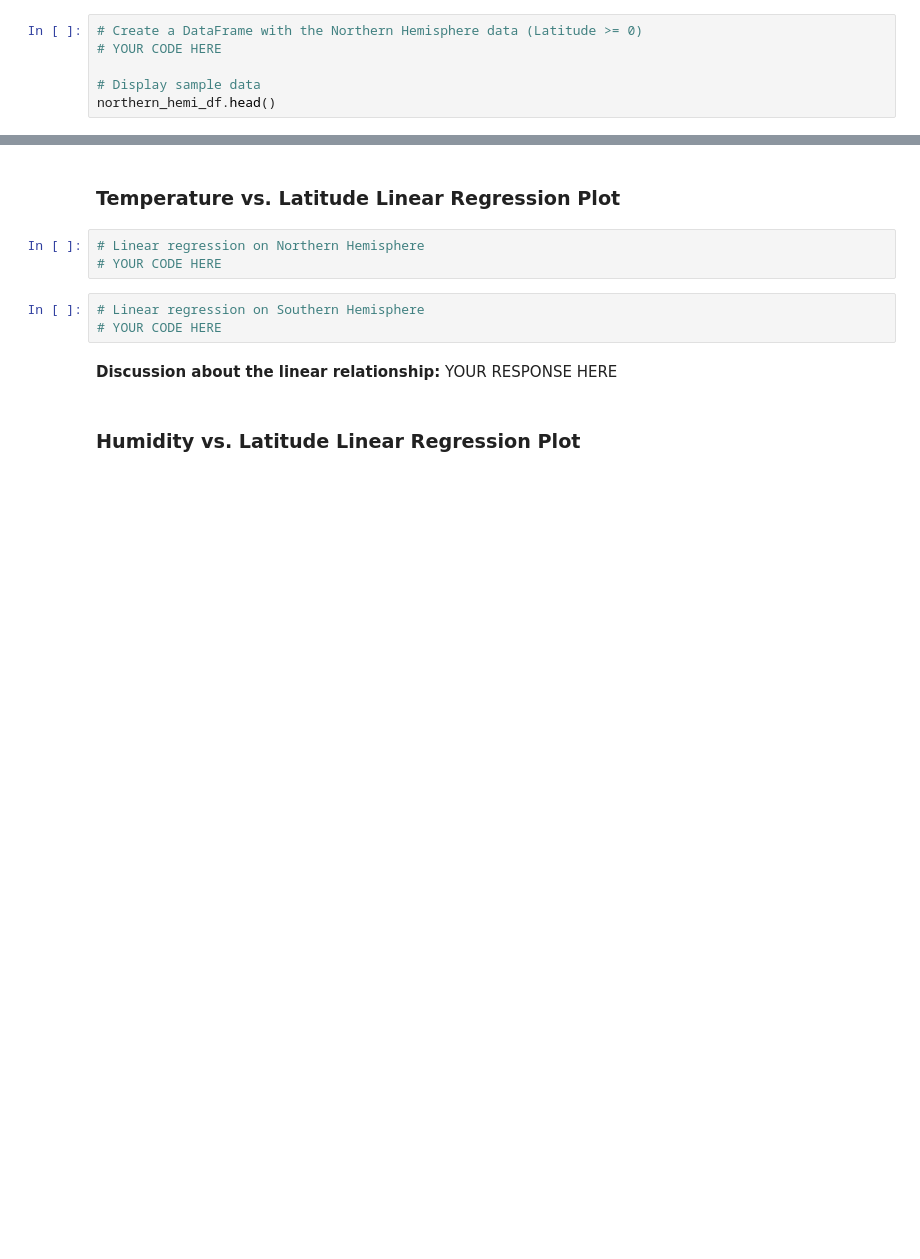
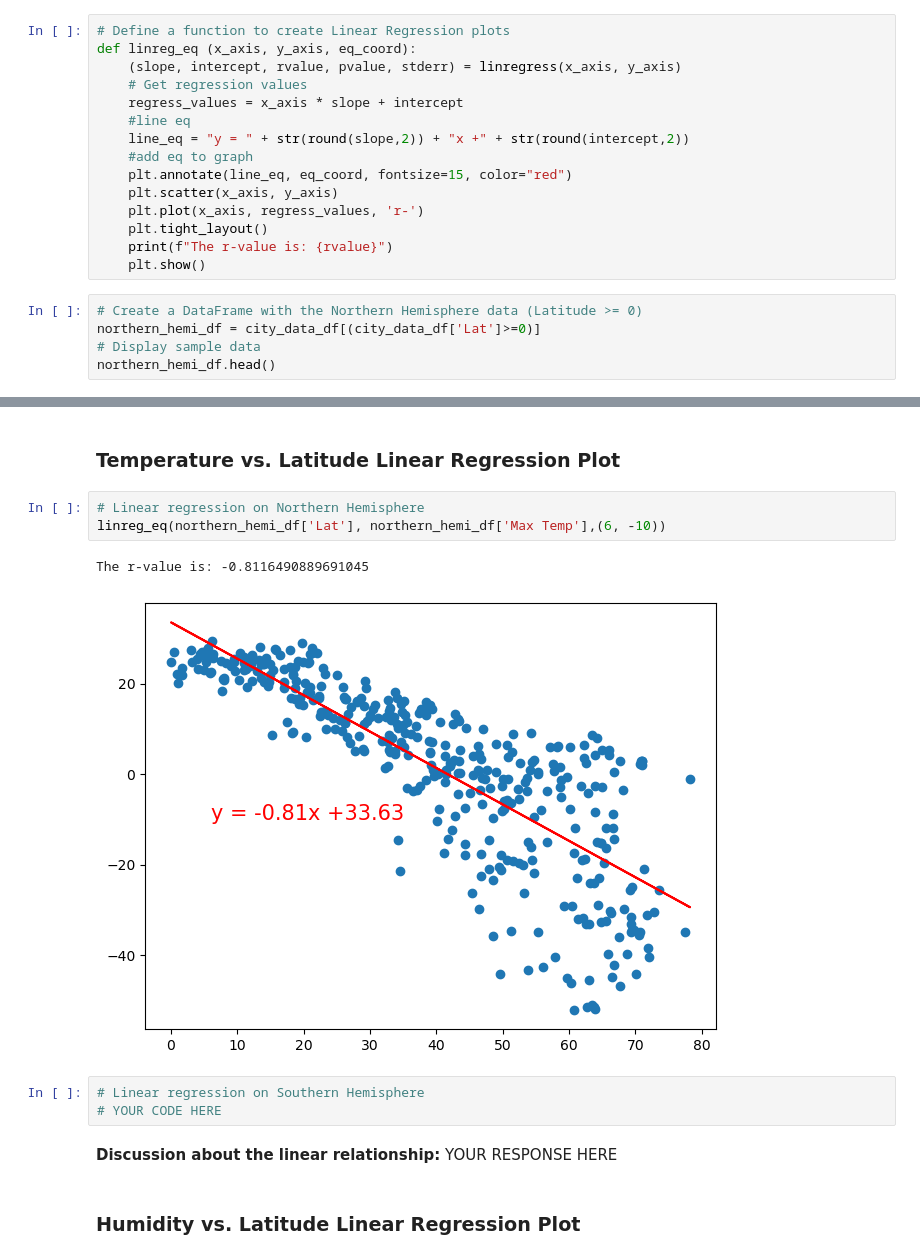
Before and after one commit to samipete/WeatherPy-VacationPy, a Jupyter notebook: Weather_VacationPy/WeatherPy.ipynb, the cells around one changed output, grey strips where cells are left out. Drawn from its saved outputs; the diff is of its cells as text; blank space fills up the shorter version.

```diff
--- a/Weather_VacationPy/WeatherPy.ipynb
+++ b/Weather_VacationPy/WeatherPy.ipynb
@@ -288,6 +285,20 @@ plt.show()
+# %%
+# Define a function to create Linear Regression plots
+def linreg_eq (x_axis, y_axis, eq_coord):
+    (slope, intercept, rvalue, pvalue, stderr) = linregress(x_axis, y_axis)
+    # Get regression values
+    regress_values = x_axis * slope + intercept
+    #line eq
+    line_eq = "y = " + str(round(slope,2)) + "x +" + str(round(intercept,2))
+    #add eq to graph
+    plt.annotate(line_eq, eq_coord, fontsize=15, color="red")
+    plt.scatter(x_axis, y_axis)
+    plt.plot(x_axis, regress_values, 'r-')
+    plt.tight_layout()
+    print(f"The r-value is: {rvalue}")
+    plt.show()
 # %%
 # Create a DataFrame with the Northern Hemisphere data (Latitude >= 0)
-# YOUR CODE HERE
-
+northern_hemi_df = city_data_df[(city_data_df['Lat']>=0)]
 # Display sample data
 northern_hemi_df.head()
@@ -301,7 +327,10 @@ southern_hemi_df.head()
 ###  Temperature vs. Latitude Linear Regression Plot
 # %%
 # Linear regression on Northern Hemisphere
-# YOUR CODE HERE
+linreg_eq(northern_hemi_df['Lat'], northern_hemi_df['Max Temp'],(6, -10))
+# %% [output]
+The r-value is: -0.8116490889691045
+[figure, added]
 # %%
 # Linear regression on Southern Hemisphere
 # YOUR CODE HERE
```
Also changed, not shown: parts of 4 cells of this notebook, 2 other files.
